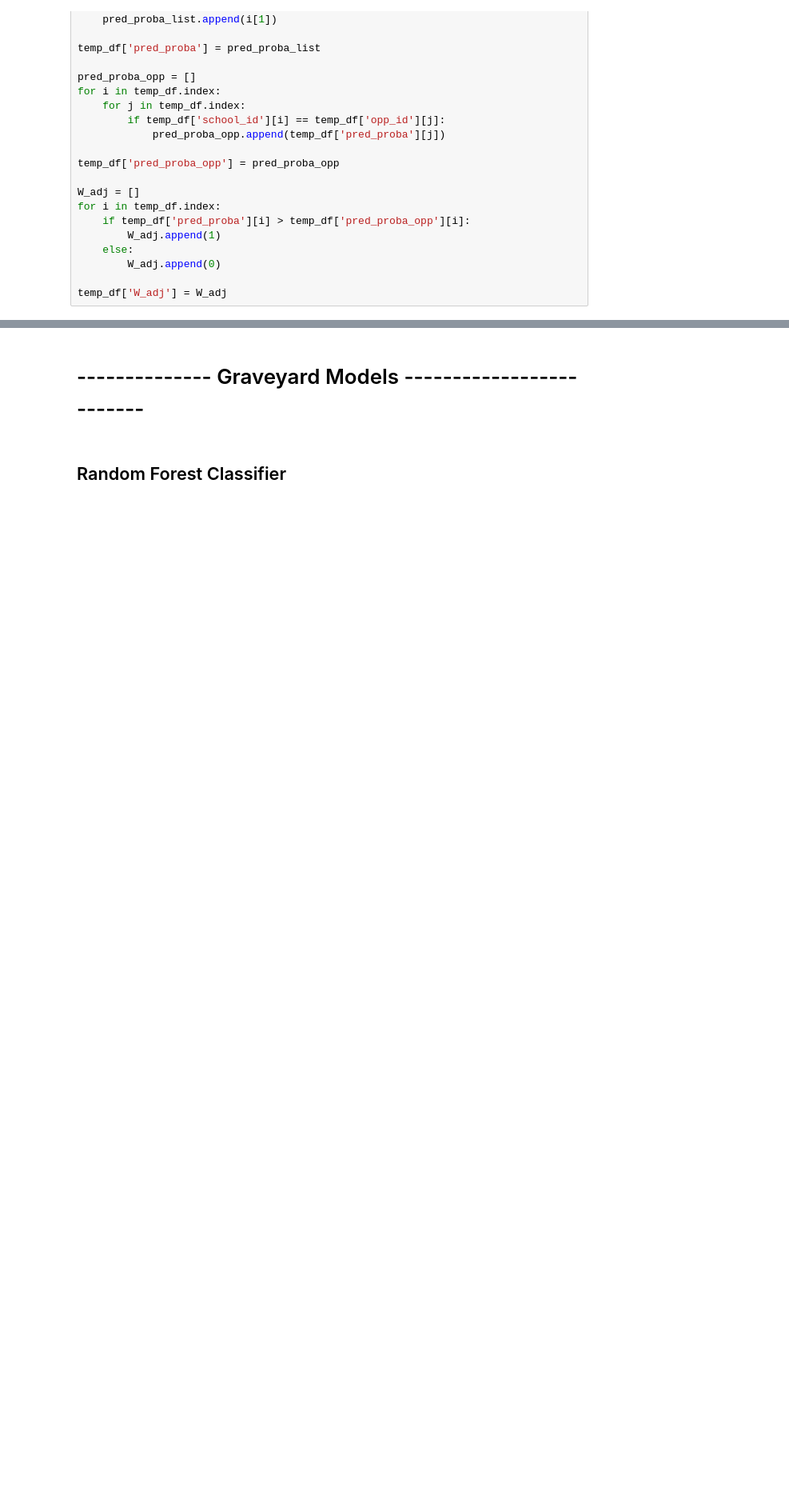
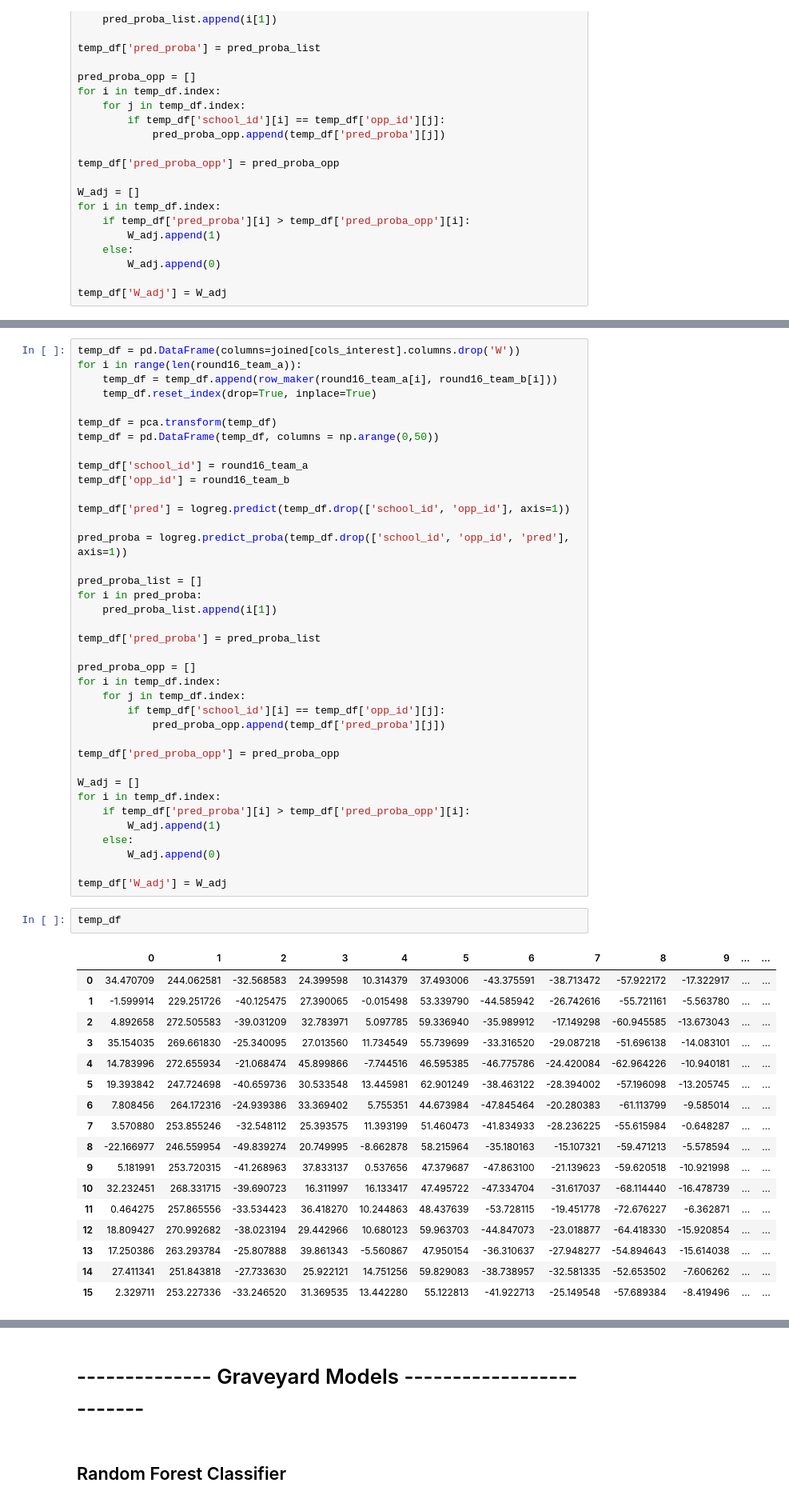
Before and after one commit to Tucker-Allen/NCAA_D1_Mens_Basketball_Scores, a Jupyter notebook: code/NCAA_Notebook_culled.ipynb, the cells around one changed output, grey strips where cells are left out. Shown: that part at 80% size. Saved outputs shown, nothing was run; the diff lists cells and outputs as text; blank space fills up the shorter version.

```diff
--- a/code/NCAA_Notebook_culled.ipynb
+++ b/code/NCAA_Notebook_culled.ipynb
@@ -1996,0 +1742,58 @@ temp_df['W_adj'] = W_adj
+# %%
+temp_df = pd.DataFrame(columns=joined[cols_interest].columns.drop('W'))
+for i in range(len(round16_team_a)):
+    temp_df = temp_df.append(row_maker(round16_team_a[i], round16_team_b[i]))
+    temp_df.reset_index(drop=True, inplace=True)
+
+temp_df = pca.transform(temp_df)
+temp_df = pd.DataFrame(temp_df, columns = np.arange(0,50))
+
+temp_df['school_id'] = round16_team_a
+temp_df['opp_id'] = round16_team_b
+
+temp_df['pred'] = logreg.predict(temp_df.drop(['school_id', 'opp_id'], axis=1))
+
+pred_proba = logreg.predict_proba(temp_df.drop(['school_id', 'opp_id', 'pred'], axis=1))
+
+pred_proba_list = []
+for i in pred_proba:
+    pred_proba_list.append(i[1])
+
+temp_df['pred_proba'] = pred_proba_list
+
+pred_proba_opp = []
+for i in temp_df.index:
+    for j in temp_df.index:
+        if temp_df['school_id'][i] == temp_df['opp_id'][j]:
+            pred_proba_opp.append(temp_df['pred_proba'][j])
+
+temp_df['pred_proba_opp'] = pred_proba_opp
+
+W_adj = []
+for i in temp_df.index:
+    if temp_df['pred_proba'][i] > temp_df['pred_proba_opp'][i]:
+        W_adj.append(1)
+    else:
+        W_adj.append(0)
+
+temp_df['W_adj'] = W_adj
+# %%
+temp_df
+# %% [output]
+|  | 0 | 1 | 2 | 3 | 4 | 5 | 6 | 7 | 8 | 9 | ... | ... |
+| 0 | 34.470709 | 244.062581 | -32.568583 | 24.399598 | 10.314379 | 37.493006 | -43.375591 | -38.713472 | -57.922172 | -17.322917 | ... | ... |
+| 1 | -1.599914 | 229.251726 | -40.125475 | 27.390065 | -0.015498 | 53.339790 | -44.585942 | -26.742616 | -55.721161 | -5.563780 | ... | ... |
+| 2 | 4.892658 | 272.505583 | -39.031209 | 32.783971 | 5.097785 | 59.336940 | -35.989912 | -17.149298 | -60.945585 | -13.673043 | ... | ... |
+| 3 | 35.154035 | 269.661830 | -25.340095 | 27.013560 | 11.734549 | 55.739699 | -33.316520 | -29.087218 | -51.696138 | -14.083101 | ... | ... |
+| 4 | 14.783996 | 272.655934 | -21.068474 | 45.899866 | -7.744516 | 46.595385 | -46.775786 | -24.420084 | -62.964226 | -10.940181 | ... | ... |
+| 5 | 19.393842 | 247.724698 | -40.659736 | 30.533548 | 13.445981 | 62.901249 | -38.463122 | -28.394002 | -57.196098 | -13.205745 | ... | ... |
+| 6 | 7.808456 | 264.172316 | -24.939386 | 33.369402 | 5.755351 | 44.673984 | -47.845464 | -20.280383 | -61.113799 | -9.585014 | ... | ... |
+| 7 | 3.570880 | 253.855246 | -32.548112 | 25.393575 | 11.393199 | 51.460473 | -41.834933 | -28.236225 | -55.615984 | -0.648287 | ... | ... |
+| 8 | -22.166977 | 246.559954 | -49.839274 | 20.749995 | -8.662878 | 58.215964 | -35.180163 | -15.107321 | -59.471213 | -5.578594 | ... | ... |
+| 9 | 5.181991 | 253.720315 | -41.268963 | 37.833137 | 0.537656 | 47.379687 | -47.863100 | -21.139623 | -59.620518 | -10.921998 | ... | ... |
+| 10 | 32.232451 | 268.331715 | -39.690723 | 16.311997 | 16.133417 | 47.495722 | -47.334704 | -31.617037 | -68.114440 | -16.478739 | ... | ... |
+| 11 | 0.464275 | 257.865556 | -33.534423 | 36.418270 | 10.244863 | 48.437639 | -53.728115 | -19.451778 | -72.676227 | -6.362871 | ... | ... |
+| 12 | 18.809427 | 270.992682 | -38.023194 | 29.442966 | 10.680123 | 59.963703 | -44.847073 | -23.018877 | -64.418330 | -15.920854 | ... | ... |
+| 13 | 17.250386 | 263.293784 | -25.807888 | 39.861343 | -5.560867 | 47.950154 | -36.310637 | -27.948277 | -54.894643 | -15.614038 | ... | ... |
+| 14 | 27.411341 | 251.843818 | -27.733630 | 25.922121 | 14.751256 | 59.829083 | -38.738957 | -32.581335 | -52.653502 | -7.606262 | ... | ... |
+| 15 | 2.329711 | 253.227336 | -33.246520 | 31.369535 | 13.442280 | 55.122813 | -41.922713 | -25.149548 | -57.689384 | -8.419496 | ... | ... |
```
Also changed, not shown: parts of 106 cells of this notebook.
